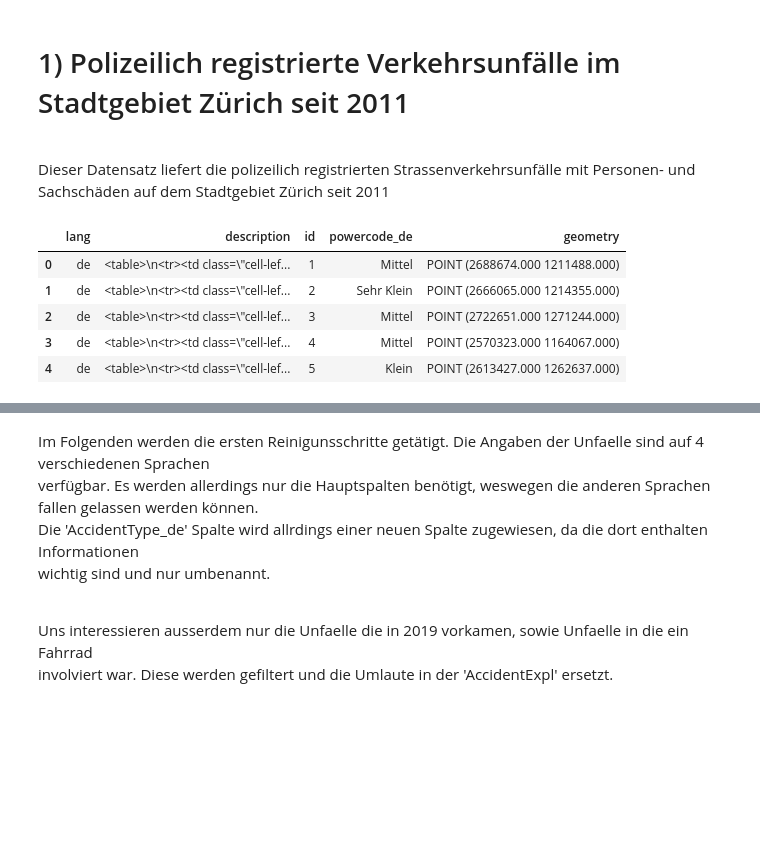
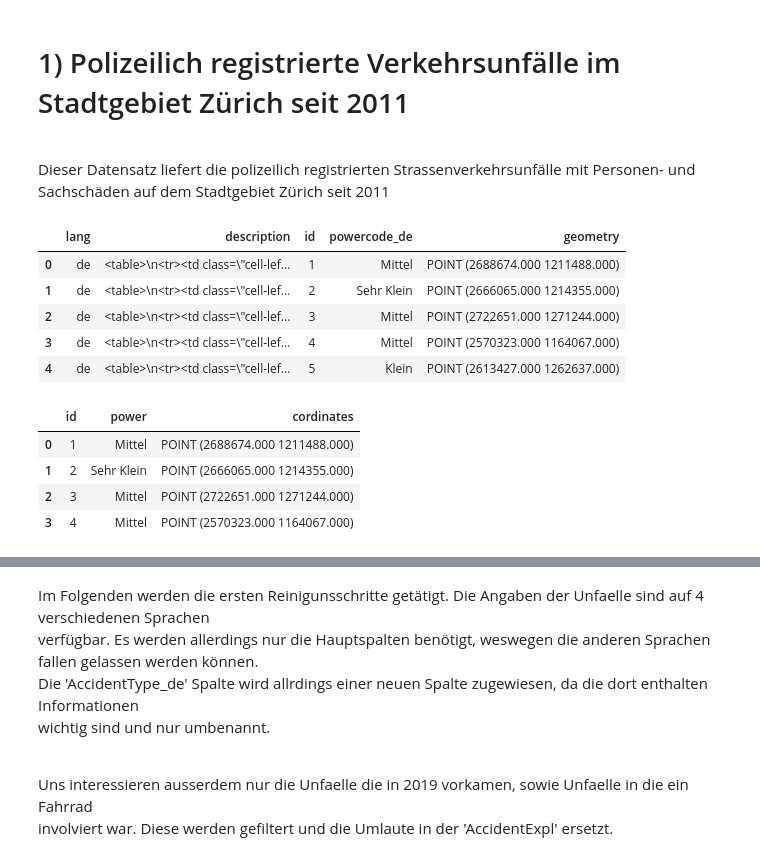
Before and after one commit to nikzhaw/haltestellen, a Jupyter notebook: group_load.ipynb, the cells around one changed output, grey strips where cells are left out. Saved outputs shown, nothing was run; the diff lists cells and outputs as text; code cells hidden in the pictures; blank space fills up the shorter version.

```diff
--- a/group_load.ipynb
+++ b/group_load.ipynb
@@ -130,12 +146,24 @@ class load_data:
 # %%
 data_path='./Daten/ch.bakom.mobil-antennenstandorte-5g_de.json'
 antennen_5g = gpd.read_file(data_path)
+antennen_5g.head()
+# %% [output]
+|  | lang | description | id | powercode_de | geometry |
+| 0 | de | <table>\n<tr><td class=\"cell-lef... | 1 | Mittel | POINT (2688674.000 1211488.000) |
+| 1 | de | <table>\n<tr><td class=\"cell-lef... | 2 | Sehr Klein | POINT (2666065.000 1214355.000) |
+| 2 | de | <table>\n<tr><td class=\"cell-lef... | 3 | Mittel | POINT (2722651.000 1271244.000) |
+| 3 | de | <table>\n<tr><td class=\"cell-lef... | 4 | Mittel | POINT (2570323.000 1164067.000) |
+| 4 | de | <table>\n<tr><td class=\"cell-lef... | 5 | Klein | POINT (2613427.000 1262637.000) |
-# %%
-antennen_5g.head()
-# %% [output]
-|  | lang | description | id | powercode_de | geometry |
-| 0 | de | <table>\n<tr><td class=\"cell-lef... | 1 | Mittel | POINT (2688674.000 1211488.000) |
-| 1 | de | <table>\n<tr><td class=\"cell-lef... | 2 | Sehr Klein | POINT (2666065.000 1214355.000) |
-| 2 | de | <table>\n<tr><td class=\"cell-lef... | 3 | Mittel | POINT (2722651.000 1271244.000) |
-| 3 | de | <table>\n<tr><td class=\"cell-lef... | 4 | Mittel | POINT (2570323.000 1164067.000) |
-| 4 | de | <table>\n<tr><td class=\"cell-lef... | 5 | Klein | POINT (2613427.000 1262637.000) |
+# %%
+
+columns=['language', 'description', 'id', 'power', 'cordinates']
+antennen_5g.columns=columns
+# %%
+antennen_5g.drop(['language' , 'description'], axis=1, inplace=True)
+antennen_5g.head(4)
+# %% [output]
+|  | id | power | cordinates |
+| 0 | 1 | Mittel | POINT (2688674.000 1211488.000) |
+| 1 | 2 | Sehr Klein | POINT (2666065.000 1214355.000) |
+| 2 | 3 | Mittel | POINT (2722651.000 1271244.000) |
+| 3 | 4 | Mittel | POINT (2570323.000 1164067.000) |
```
Also changed, not shown: parts of 10 cells of this notebook.
